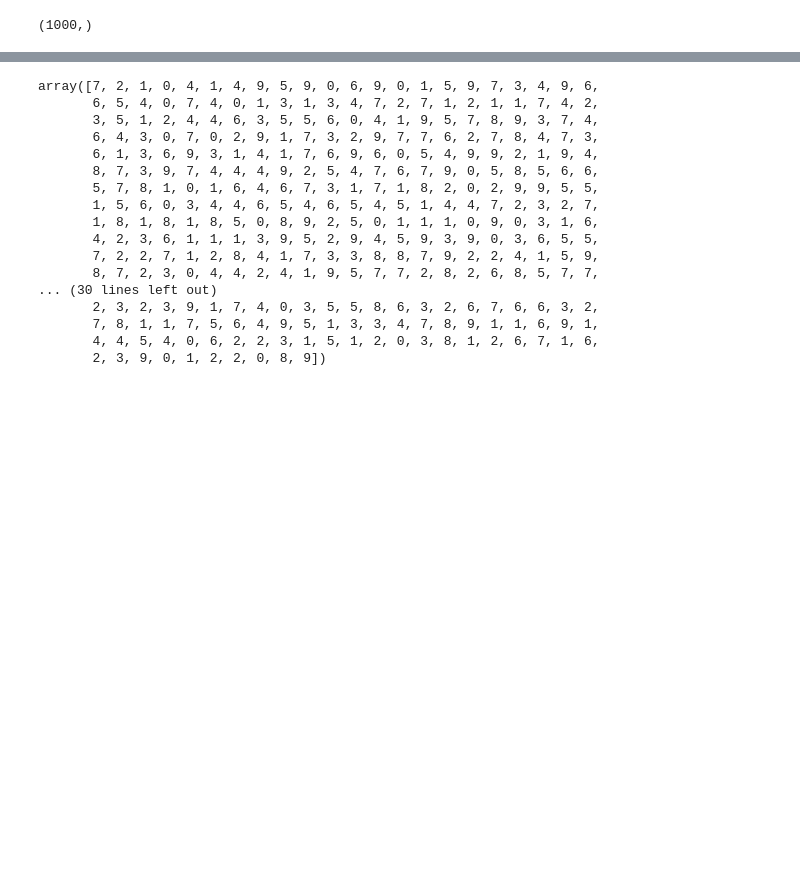
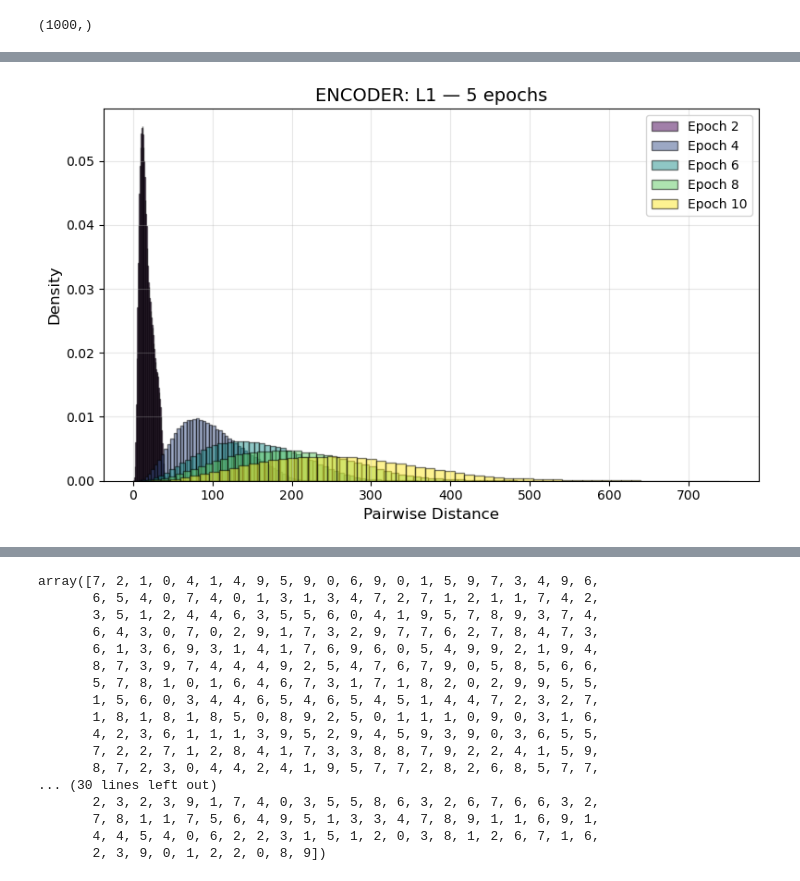
Before and after one commit to FrancescoLR02/InformationTheoryProject, a Jupyter notebook: Restyle.ipynb, the cells around one changed output, grey strips where cells are left out. Cells and saved outputs as stored; diff of their text form; code cells hidden in the pictures; blank space fills up the shorter version.

Commit message:
messo plot attivazioni nella classe RecorderActivations

```diff
--- a/Restyle.ipynb
+++ b/Restyle.ipynb
@@ -713,6 +713,10 @@ a['recorder'].AnimateActivationLayers("latent_space", num_bins=25)
 a['recorder'].AnimateActivationLayers("latent_quant", num_bins=25)
 # %% [output]
 [interactive output not drawn]
+# %%
+a['recorder'].plot_activations()
+# %% [output]
+[figure, added]
 # %%
 #a['recorder'].AnimateActivationLayers("decoder_layer_2", num_bins=20)
 # %%
```
Also changed, not shown: parts of 6 cells of this notebook, 3 other files.
